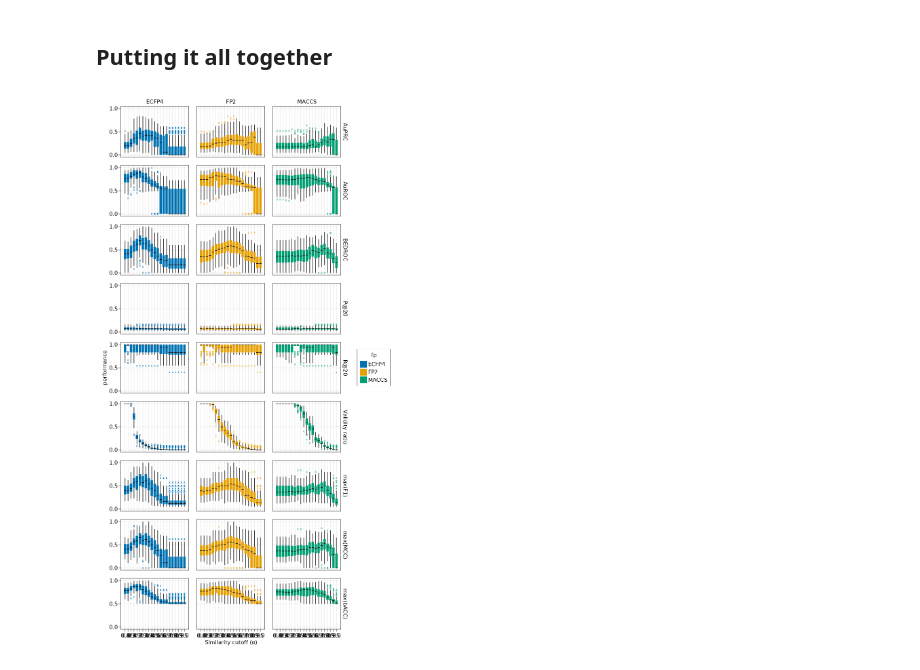
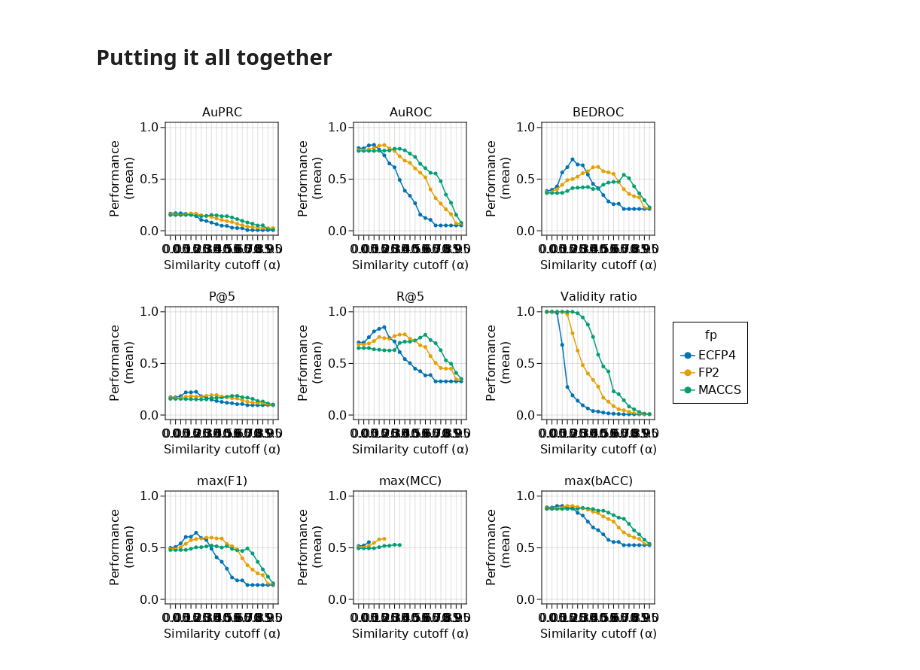
Before and after one commit to cvigilv/simspread-tutorial, a Jupyter notebook: tutorial_3.ipynb, the cells around one changed output. Saved outputs shown, nothing was run; the diff lists cells and outputs as text; code cells hidden in the pictures.

```diff
--- a/tutorial_3.ipynb
+++ b/tutorial_3.ipynb
@@ -186,8 +210,8 @@ using ProgressMeter
 allpreds = DataFrame(iter = Int64[], fp = String[], α = Float64[], fidx = Int64[], s = String[], t = String[], y = Bool[], yhat = Float64[])
 
 # Split dataset in 5 groups
-for iter in 1:10
-    splits = split(y, 10; seed = 1+iter)
+for iter in 1:5
+    splits = split(y, 5; seed = 1+iter)
     @showprogress for (fp, X) in zip(["MACCS", "FP2", "ECFP4"], [X₁, X₂, X₃])
         for (fold_idx, test_idx) in enumerate(splits)
             for α in 0.0:0.05:1.0
@@ -226,14 +250,14 @@ end
 # %%
 # Evaluate predictions
 allperf = @chain allpreds begin
-    filter(:yhat =>s -> s ≠ -99, _)
-    groupby([:iter, :fp, :α, :fidx])
+    filter(:yhat => s -> s ≠ -99, _)
+    groupby([:iter, :fp, :α, :fidx, :s])
     combine(
         [:y, :yhat] => SimSpread.AuROC => "AuROC",
         [:y, :yhat] => SimSpread.AuPRC => "AuPRC",
         [:y, :yhat] => SimSpread.BEDROC => "BEDROC",
-        [:y, :yhat, :s] => SimSpread.recallatL => "R@20",
-        [:y, :yhat, :s] => SimSpread.precisionatL => "P@20",
+        [:y, :yhat] => ((y,yhat) -> SimSpread.recallatL(collect(y), collect(yhat), 5)) => "R@5",
+        [:y, :yhat] => ((y,yhat) -> SimSpread.precisionatL(collect(y), collect(yhat), 5)) => "P@5",
         [:y, :yhat] => ((y,yhat) -> SimSpread.maxperformance(collect(y), collect(yhat), SimSpread.f1score)) => "max(F1)",
         [:y, :yhat] => ((y,yhat) -> SimSpread.maxperformance(collect(y), collect(yhat), SimSpread.balancedaccuracy)) => "max(bACC)",
         [:y, :yhat] => ((y,yhat) -> SimSpread.maxperformance(collect(y), collect(yhat), SimSpread.mcc)) => "max(MCC)",
@@ -251,15 +275,15 @@ end;
 # %%
 using AlgebraOfGraphics, CairoMakie
 
 # Evaluate predictions
 plt = data(allperf)
-plt *= visual(BoxPlot; marker='x')
+plt *= expectation() * (visual(Scatter; markersize = 5) + visual(Lines))
 plt *= mapping(
     :α => nonnumeric => "Similarity cutoff (α)",
-    :performance
+    :performance => "Performance\n(mean)"
 )
-plt *= mapping(row = :metric, col = :fp, color = :fp)
+plt *= mapping(layout = :metric, color = :fp)
 
-draw(plt; axis = (width = 200, height = 150))
+draw(plt; axis = (width = 150, height = 150))
 # %% [output]
-[figure, old version]
+[figure, new version]
```
Also changed, not shown: parts of 11 cells of this notebook, 4 other files.
